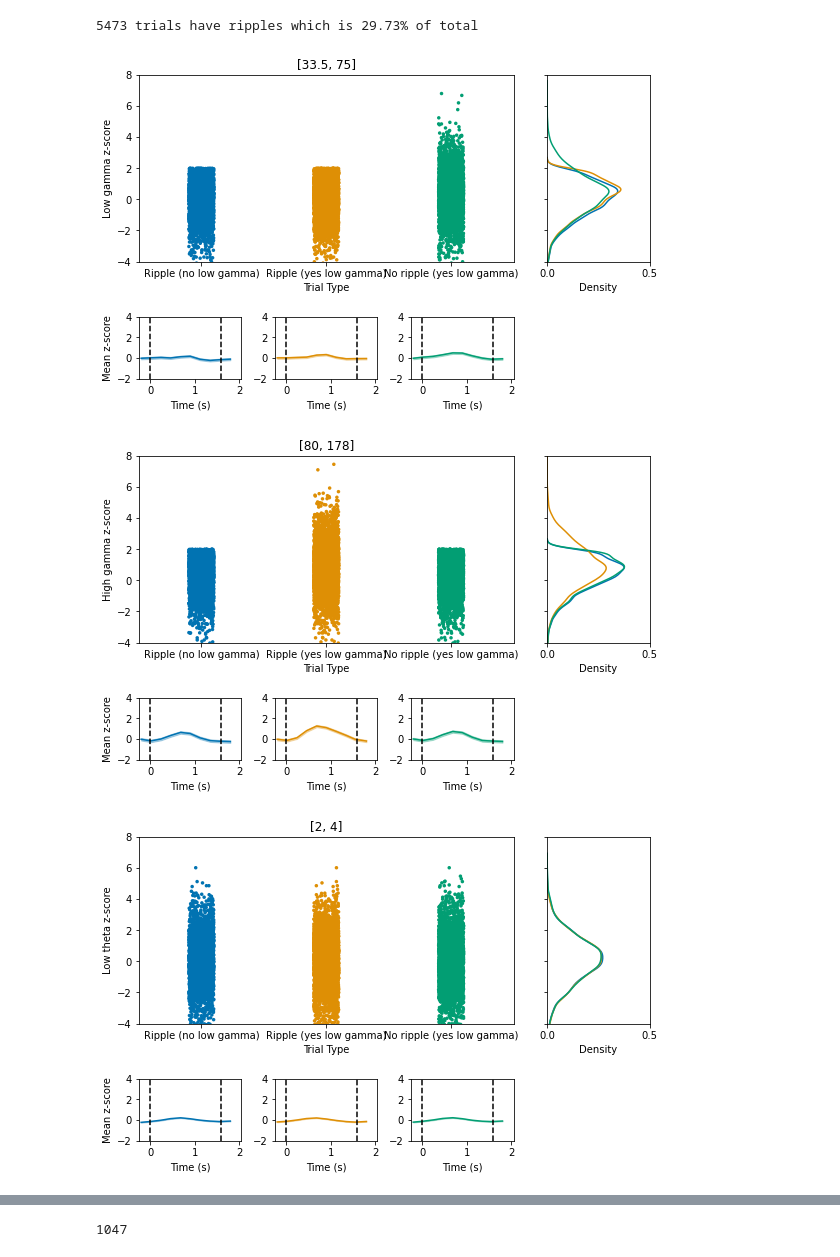
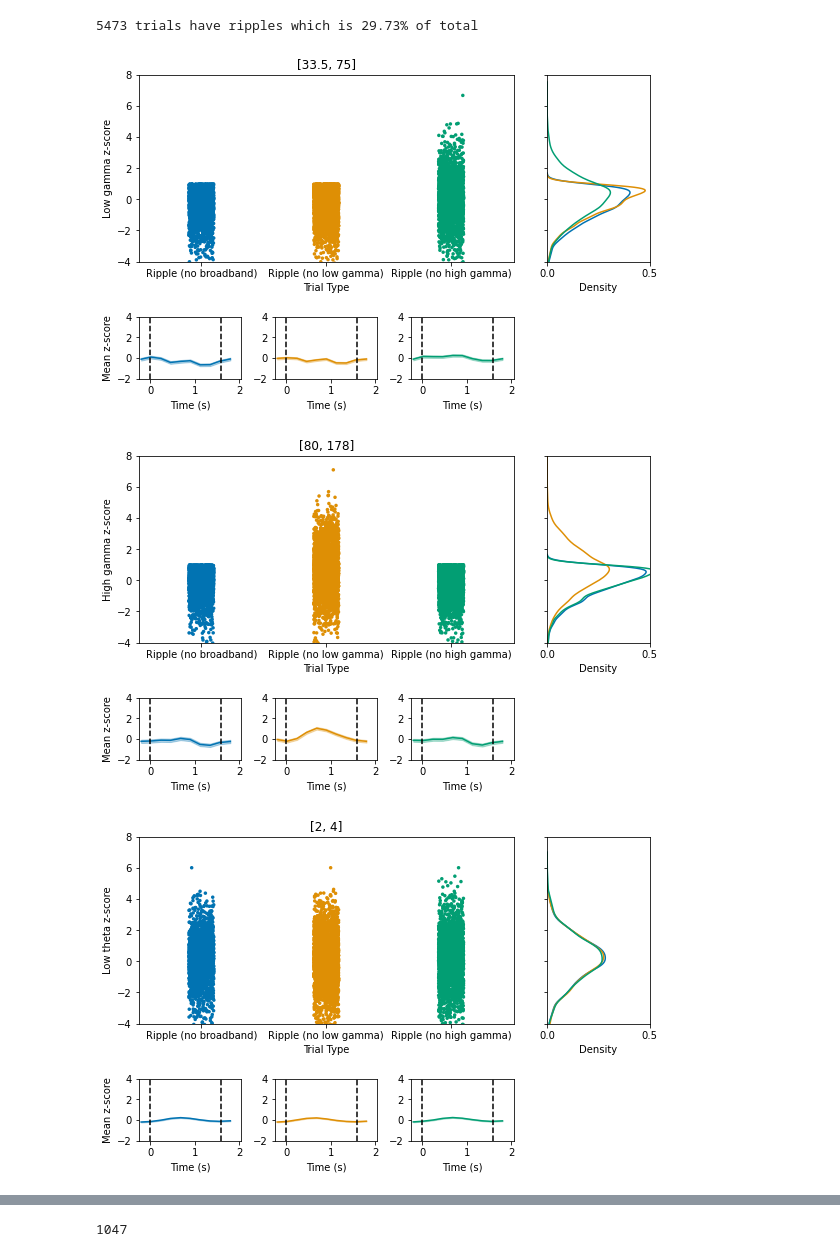
Before and after one commit to jjsakon/SWRrefactored, a Jupyter notebook: code/createGammaThetaPlots.ipynb, the cells around one changed output, grey strips where cells are left out. Drawn from its saved outputs; the diff is of its cells as text; code cells hidden in the pictures.

```diff
--- a/code/createGammaThetaPlots.ipynb
+++ b/code/createGammaThetaPlots.ipynb
@@ -169,7 +169,7 @@ dict_keys(['ripple', 'clust', 'correct', 'position', 'list_num', 'subj', 'sess',
 [[33.5, 75], [80, 178], [2, 4], [7, 9]]
 array(['R1108J', 'R1112M', 'R1486J', 'R1501J', 'R1525J'], dtype='<U6')
 # %%
-gamma_sd_thresh = 2.0
+gamma_sd_thresh = 1.0
 
 # select a patient
 patient_idx = -1
@@ -186,12 +186,13 @@ np.shape(sub_Zs)
 ripple_start = 300 # time in ms
 ripple_end = 1300 # time in ms
 
+# note only +700 since ripple_trials go from -0.7 to 2.3 s (no buffers)
 ripple_trials = np.sum(sub_ripples[:,int((700+ripple_start)/sr_factor):int((700+ripple_end)/sr_factor)],1)>0
 print(f'{sum(ripple_trials)} trials have ripples which is {np.round(100*sum(ripple_trials)/sum(sub_idxs),2)}% of total')
 
 z_factor = sr_factor*10 # z_score was decimated 10x
 # average z-score over time for same range as ripples
-ripple_time_range = slice(int((1700+ripple_start)/z_factor),int((1700+ripple_end)/z_factor))
+ripple_time_range = slice(int((1700+ripple_start)/z_factor),int((1700+ripple_end)/z_factor)) # +1700 since goes from -1.7 to 3.3 s
 z_low_gamma_trials = np.mean(sub_Zs[0,:,ripple_time_range],1)>gamma_sd_thresh
 z_high_gamma_trials = np.mean(sub_Zs[1,:,ripple_time_range],1)>gamma_sd_thresh
 # %% [output]
@@ -204,13 +205,18 @@ import seaborn as sb
 from scipy.signal import decimate
 import matplotlib.gridspec as gridspec
 
-# Set the time range for x-axis for mean over time (ripple_time_range handles the time range for the swarm)
-time_bins = np.linspace(-0.2, 2.0, 100)  # 100 bins from -0.2 to 2.0 seconds
+# Set the time range for x-axis for mean over time (ripple_time_range handles the time range for each trial in the swarm)
+decimation_factor = 10 # 10x means reduce from 10 ms bins to 100 ms bins
+plot_start = -0.2
+plot_end = 2.0
+bin_size = 0.1
+
 swarm_ylimits = [-4.0, 8.0]
 mean_ylimits = [-2.0, 4.0]
 
 # Also make plots over time for same data
-plot_time_range = slice(int((1700 + ripple_start - 500) / z_factor), int((1700 + ripple_end + 500) / z_factor))
+plot_slice = slice(int((1700 + ripple_start - 500) / z_factor), int((1700 + ripple_end + 500) / z_factor))
+time_bins = np.linspace(plot_start,plot_end,plot_slice.stop-plot_slice.start)
 
 for i_freq,freq_range in enumerate(freq_range_str_arr):
 
@@ -235,9 +241,9 @@ for i_freq,freq_range in enumerate(freq_range_str_arr):
     data_combined = np.concatenate([swarm_one, swarm_two, swarm_three])
 
     # Create labels for each group
-    labels = (['Ripple (no low gamma)'] * len(swarm_one) +
-              ['Ripple (yes low gamma)'] * len(swarm_two) +
-              ['No ripple (yes low gamma)'] * len(swarm_three))
+    labels = (['Ripple (no broadband)'] * len(swarm_one) +
+              ['Ripple (no low gamma)'] * len(swarm_two) +
+              ['Ripple (no high gamma)'] * len(swarm_three))
 
     # Colors for each group
     palette = sb.color_palette("colorblind", 3)
@@ -275,12 +281,10 @@ for i_freq,freq_range in enumerate(freq_range_str_arr):
         return mean, se
 
     # Decimate time bins
-    decimation_factor = 10
     time_bins_decimated = decimate(time_bins, decimation_factor)
-    plot_time_range_decimated = slice(None, None, decimation_factor)
 
-    # Plot for swarm one
-    mean_swarm_one, se_swarm_one = mean_and_se(sub_Zs[i_freq, swarm_one_idx, plot_time_range])
+    # Plot for mean of swarm one over time
+    mean_swarm_one, se_swarm_one = mean_and_se(sub_Zs[i_freq, swarm_one_idx, plot_slice])
     mean_swarm_one_decimated = decimate(mean_swarm_one, decimation_factor)
     se_swarm_one_decimated = decimate(se_swarm_one, decimation_factor)
 
@@ -295,8 +299,8 @@ for i_freq,freq_range in enumerate(freq_range_str_arr):
     ax_swarm_one.set_xlim(-0.25, 2.05)
     ax_swarm_one.set_ylim(mean_ylimits)
 
-    # Plot for swarm two
-    mean_swarm_two, se_swarm_two = mean_and_se(sub_Zs[i_freq, swarm_two_idx, plot_time_range])
+    # Plot for mean of swarm two over time
+    mean_swarm_two, se_swarm_two = mean_and_se(sub_Zs[i_freq, swarm_two_idx, plot_slice])
     mean_swarm_two_decimated = decimate(mean_swarm_two, decimation_factor)
     se_swarm_two_decimated = decimate(se_swarm_two, decimation_factor)
 
@@ -306,35 +310,35 @@ for i_freq,freq_range in enumerate(freq_range_str_arr):
                                   mean_swarm_two_decimated + se_swarm_two_decimated, alpha=0.3, color=palette[1])
     ax_swarm_two.axvline(x=0.0, color='black', linestyle='--')
     ax_swarm_two.axvline(x=1.6, color='black', linestyle='--')
     ax_swarm_two.set_xlabel('Time (s)')
     ax_swarm_two.set_xlim(-0.25, 2.05)
     ax_swarm_two.set_ylim(mean_ylimits)
 
-    # Plot for swarm three
-    mean_swarm_three, se_swarm_three = mean_and_se(sub_Zs[i_freq, swarm_three_idx, plot_time_range])
+    # Plot for mean of swarm three over time
+    mean_swarm_three, se_swarm_three = mean_and_se(sub_Zs[i_freq, swarm_three_idx, plot_slice])
     mean_swarm_three_decimated = decimate(mean_swarm_three, decimation_factor)
     se_swarm_three_decimated = decimate(se_swarm_three, decimation_factor)
 
     # Plot for swarm three (occupy 1/4th width)
     ax_swarm_three = fig.add_subplot(gs[1, 2])  # Third column
     ax_swarm_three.plot(time_bins_decimated, mean_swarm_three_decimated, label='', color=palette[2])
     ax_swarm_three.fill_between(time_bins_decimated, mean_swarm_three_decimated - se_swarm_three_decimated,
                                    mean_swarm_three_decimated + se_swarm_three_decimated, alpha=0.3, color=palette[2])
     ax_swarm_three.axvline(x=0.0, color='black', linestyle='--')
     ax_swarm_three.axvline(x=1.6, color='black', linestyle='--')
     ax_swarm_three.set_xlabel('Time (s)')
     ax_swarm_three.set_xlim(-0.25, 2.05)
     ax_swarm_three.set_ylim(mean_ylimits)
 
     # Remove y-labels from all but the first plot
     ax_swarm_two.set_ylabel('')
     ax_swarm_three.set_ylabel('')
 
     # Adjust layout to ensure the plots align correctly
     plt.tight_layout(h_pad=2)
     plt.show()
 a=1;
 # %% [output]
-[figure, old version]
+[figure, new version]
-[figure, old version]
+[figure, new version]
-[figure, old version]
+[figure, new version]
```
Also changed, not shown: parts of 3 cells of this notebook, 1 other file.
